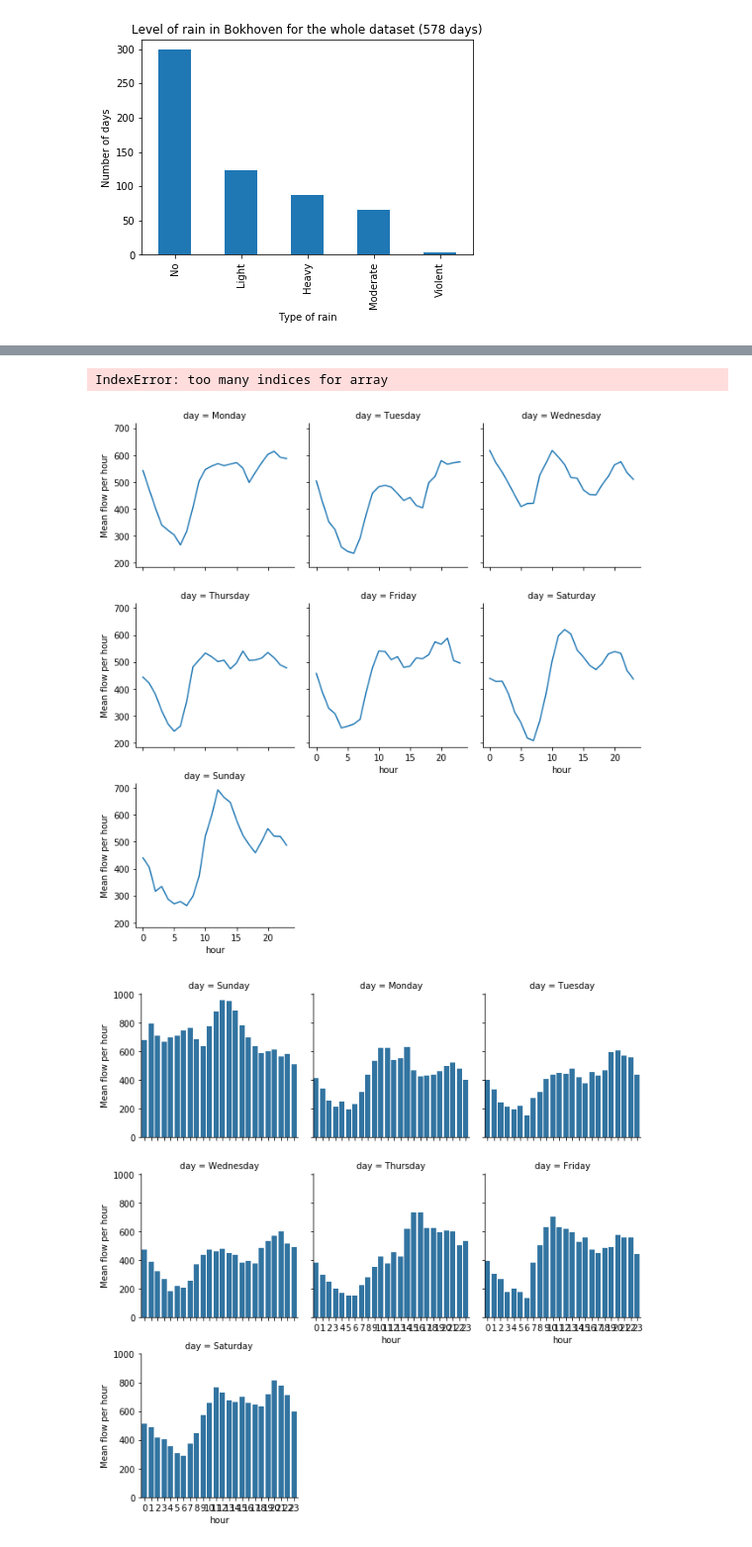
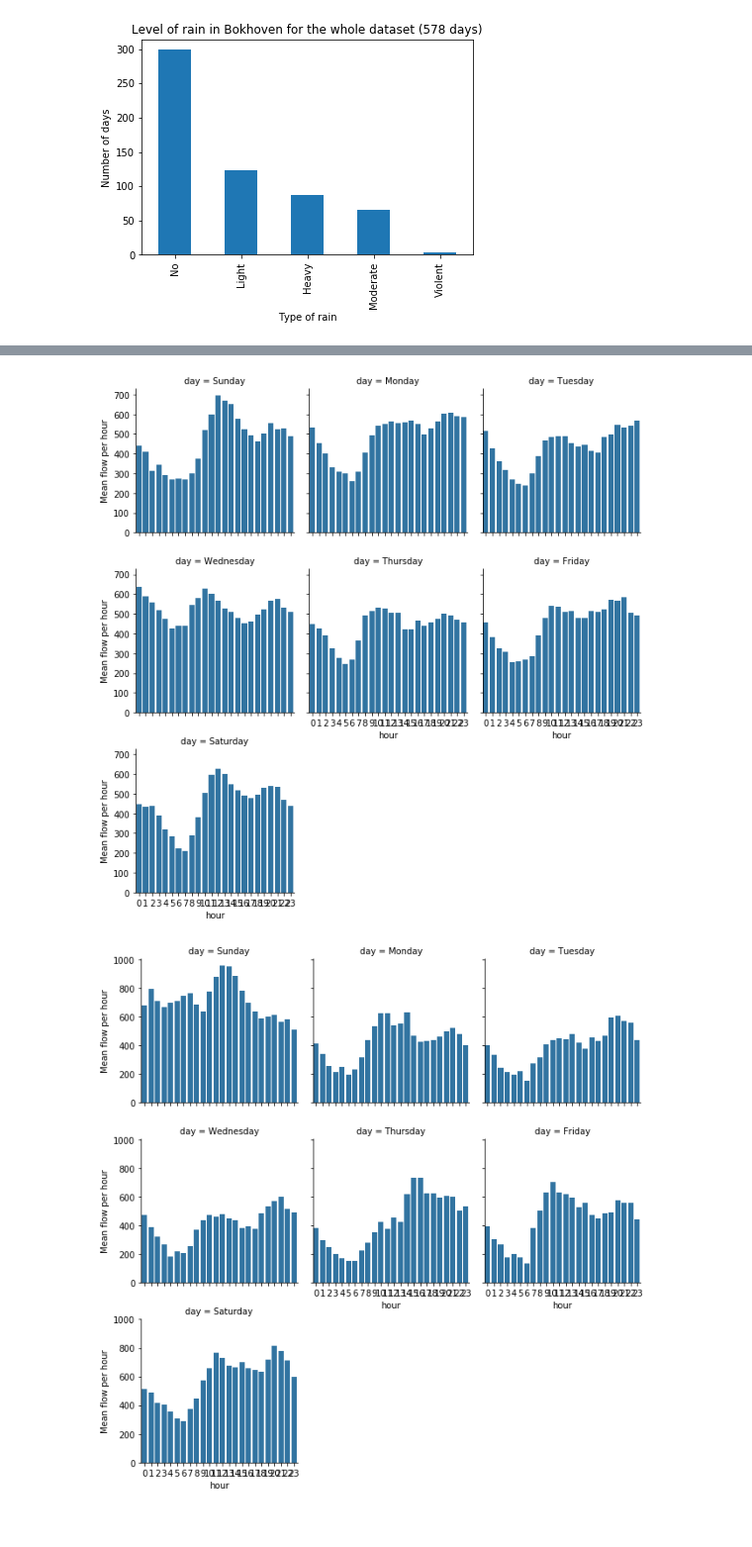
Before and after one commit to rogertian0707/jbg060, a Jupyter notebook: code/rainfall_to_station_lvl_rain.ipynb, the cells around one changed output, grey strips where cells are left out. Shown: that part at 99% size. Cells and saved outputs as stored; diff of their text form; code cells hidden in the pictures.

```diff
--- a/code/rainfall_to_station_lvl_rain.ipynb
+++ b/code/rainfall_to_station_lvl_rain.ipynb
@@ -236,30 +212,26 @@ flow
 # %%
-# Need to check if the flow between ""datumBeginMeting" and "datumEindMeting" is the average in that time period or what
-# is the interpretation of the data exactly????
 flow_filtered_no["day"] = flow_filtered_no["datumBeginMeting"].dt.day_name()
 flow_filtered_no["hour"] = flow_filtered_no["datumBeginMeting"].dt.hour
 
-g = sns.FacetGrid(data = flow.groupby([
+g = sns.FacetGrid(data = flow_filtered_no.groupby([
         "day", "hour"
 ]).hstWaarde.mean().to_frame(name="Mean flow per hour").reset_index(), col="day", col_order=[
-
+    "Sunday",
     "Monday",
     "Tuesday",
     "Wednesday",
     "Thursday",
     "Friday",
-    "Saturday",
-    "Sunday"
-], col_wrap=3, hue='all of them')
+    "Saturday"
+], col_wrap=3)
 
-g.map(sns.lineplot, "hour", "Mean flow per hour");
+g.map(sns.barplot, "hour", "Mean flow per hour");
 
 #From the plots below we can see, that the usage on Wednesday is the largest and that the Saturday and Sunday usage is
 #almost the same. Monday Tuesday, Thursday and Friday are all smiliar as well, with friday evening having an extraordinary
 #peek in the evening hours.
 # %% [output]
-IndexError: too many indices for array
-[figure, old version]
+[figure, new version]
 # %%
 flow_filtered_light["day"] = flow_filtered_light["datumBeginMeting"].dt.day_name()
 flow_filtered_light["hour"] = flow_filtered_light["datumBeginMeting"].dt.hour
```
Also changed, not shown: parts of 34 cells of this notebook.
